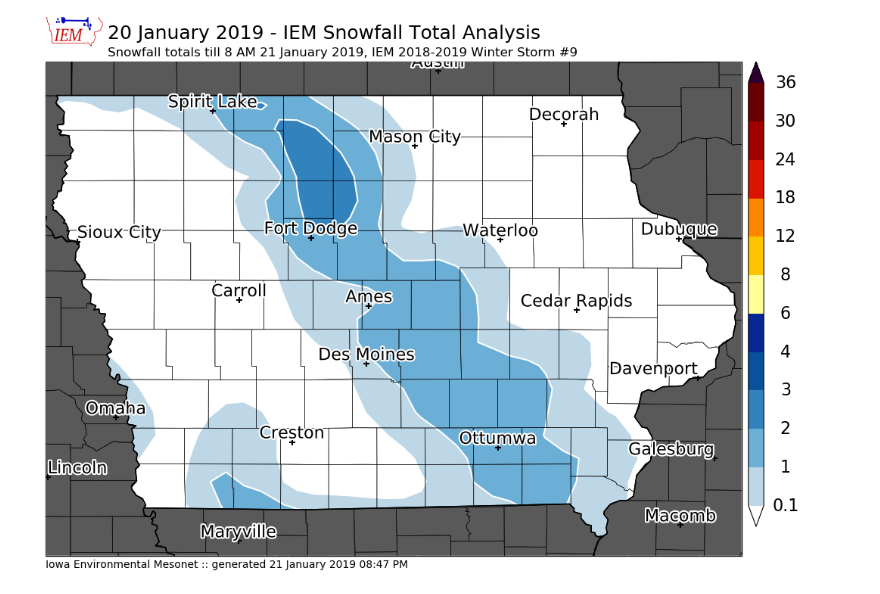
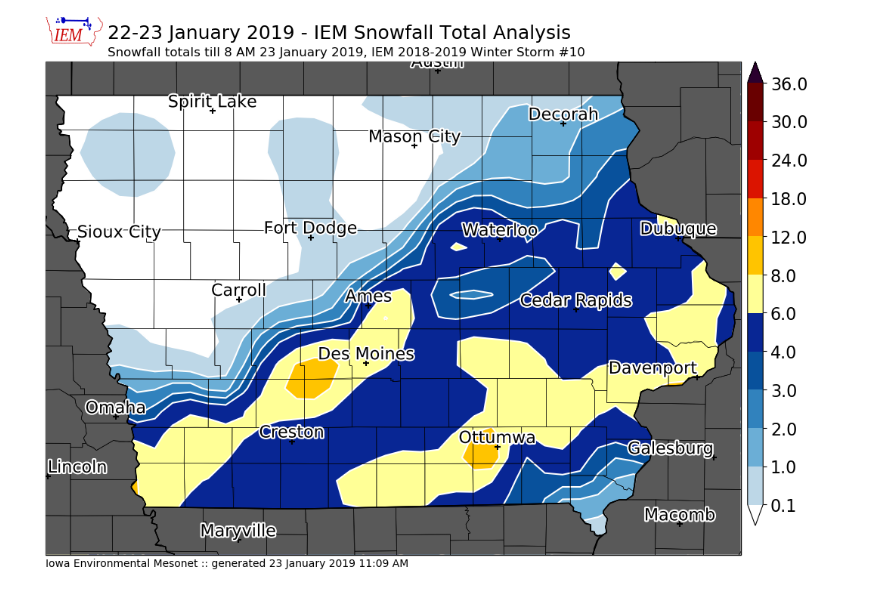
Before and after one commit to akrherz/DEV, a Jupyter notebook: coop/feature_snowfall_analysis.ipynb, the cells around one changed output. Saved outputs shown, nothing was run; the diff lists cells and outputs as text; code cells hidden in the pictures.

Commit message:
winter storm 10

```diff
--- a/coop/feature_snowfall_analysis.ipynb
+++ b/coop/feature_snowfall_analysis.ipynb
@@ -1,7 +1,7 @@
 # %%
 ####################
 # vvvvvvvvvvvvvvvvvvvvvvvvv
-STORM_NUMBER = 9
+STORM_NUMBER = 10
 SEASON = "1819"
 # ^^^^^^^^^^^^^^^^^^^^^^^^^
 ####################
@@ -78,9 +78,9 @@ def get_coop(dates):
     IEM.close()
     return data
 
-crows = get_coop( ['2019-01-21', '2019-01-22'] )
-sts = utc(2019, 1, 20, 12)
-ets = utc(2019, 1, 21, 12, 0)
+crows = get_coop( ['2019-01-23', '2019-01-24'] )
+sts = utc(2019, 1, 23, 6)
+ets = utc(2019, 1, 24, 12, 0)
 lrows = get_lsrs(sts, ets)
 
 df = pd.DataFrame(crows + lrows)
@@ -127,9 +127,9 @@ Found 739 observations (713 coop/26 lsrs) for consideration
 # %%
-cull = ['IA-WP-6', 'RANI4']
+cull = ['IA-KS-4', 'GRTM7', 'l242']
 if cull:
     dfall.at[cull, 'useme'] = False
 
-hardcode = [['IA-HM-1', 1.5]
+hardcode = [
            ]
 for sid, val in hardcode:
     dfall.at[sid, 'val'] = val
@@ -202,15 +202,15 @@ Attributes:
 # %%
 # now we are ready to plot!
 
 m = MapPlot(sector='iowa',
-            title='20 January 2019 - IEM Snowfall Total Analysis',
-            subtitle=("Snowfall totals till 8 AM 21 January 2019, "
+            title='22-23 January 2019 - IEM Snowfall Total Analysis',
+            subtitle=("Snowfall totals till 8 AM 23 January 2019, "
                       "IEM 2018-2019 Winter Storm #%s") % (STORM_NUMBER, ))
 vals = m.contourf(grid.longitude, grid.latitude, grid.vals, clevs, cmap=cmap)
 np.save("%s_events/%s_%s.npy" % (SEASON, SEASON, STORM_NUMBER), vals)
 #m.plot_values(np.array(df2.lon), np.array(df2.lat), np.array(df2.val), '%.2f')
 m.drawcounties()
 m.drawcities()
-m.postprocess(filename='190122.png')
+m.postprocess(filename='190123.png')
 # %% [output]
-[figure, old version]
+[figure, new version]
```
Also changed, not shown: parts of 2 cells of this notebook, 1 other file.
